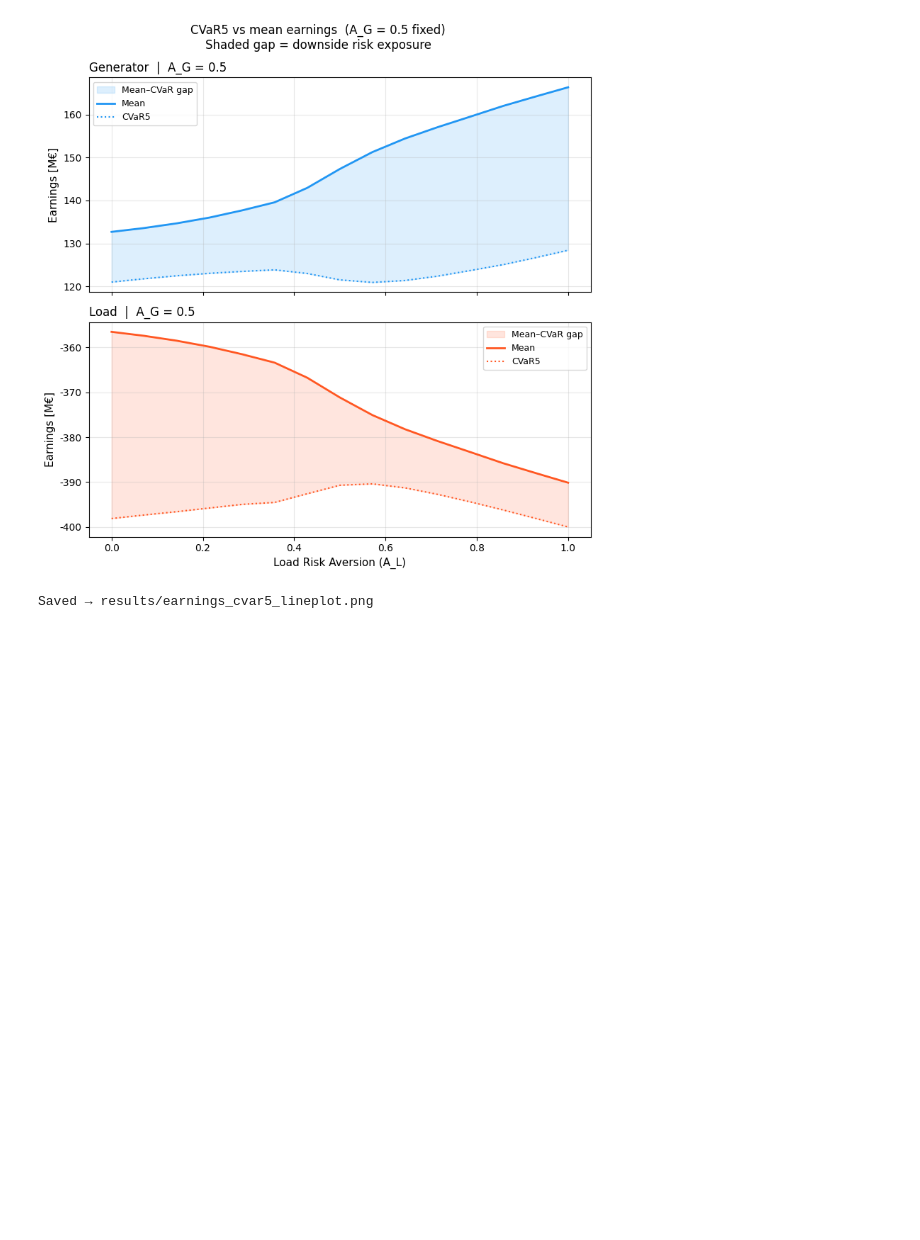
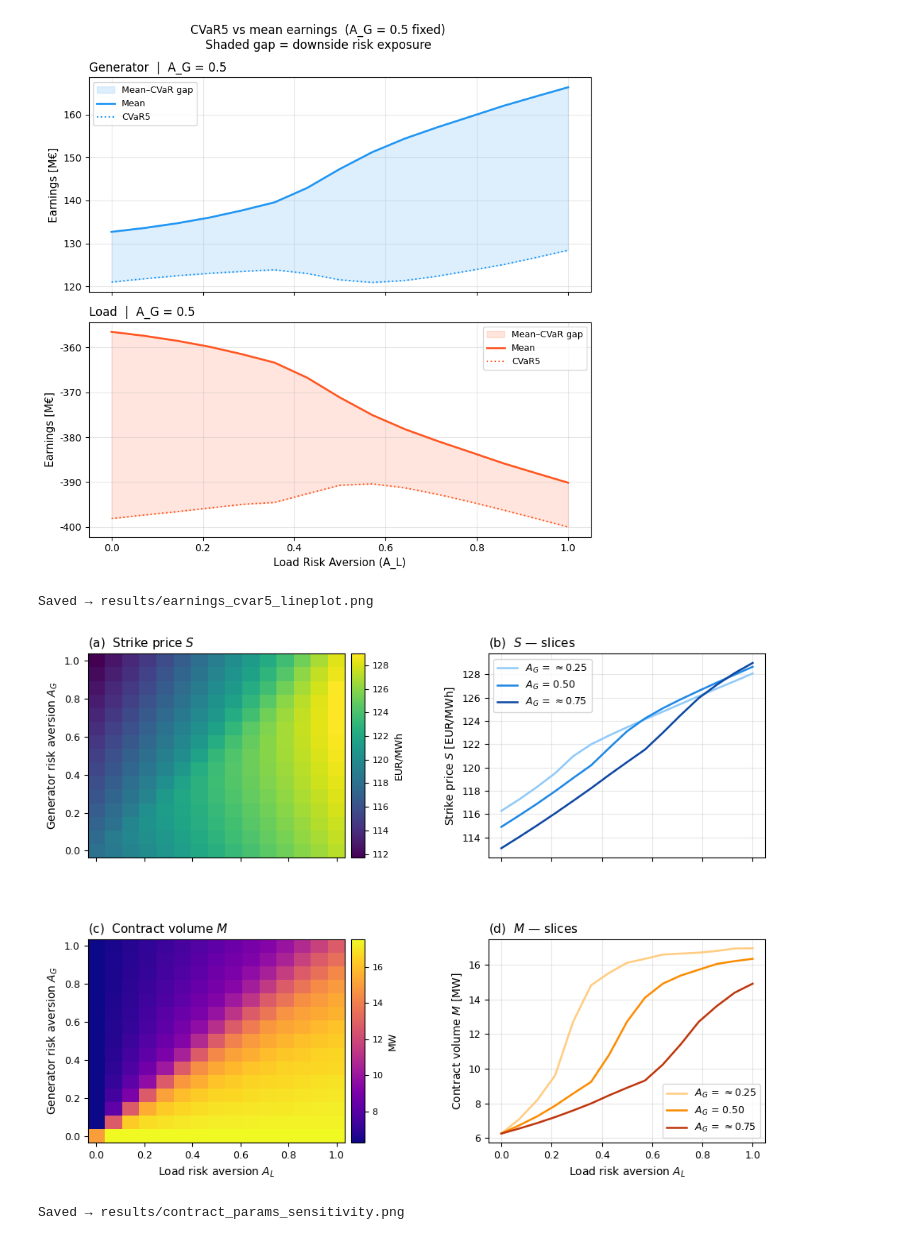
Before and after one commit to AndersDHansen/Nash-Bargaining-ADH-Paper, a Jupyter notebook: results/plotting_notebook.ipynb, the cells around one changed output. Drawn from its saved outputs; the diff is of its cells as text; code cells hidden in the pictures; blank space fills up the shorter version.

```diff
--- a/results/plotting_notebook.ipynb
+++ b/results/plotting_notebook.ipynb
@@ -266,9 +266,6 @@ def add_heatmap(ax, data, cmap, unit_label, panel_label, slice_colors):
     cb = fig.colorbar(pcm, cax=cax)
     cb.set_label(unit_label, fontsize=9)
     cb.ax.tick_params(labelsize=8)
-    # Horizontal dashed lines at A_G slice values
-    for idx, color in zip(ag_idxs, slice_colors):
-        ax.axhline(ag_vals[idx], color=color, linestyle="--", linewidth=0.9, alpha=0.8)
     ax.set_ylabel("Generator risk aversion $A_G$", fontsize=10)
     ax.set_title(panel_label, loc="left", fontsize=11)
     ax.tick_params(labelsize=9)
@@ -278,30 +275,33 @@ def add_lineplot(ax, data, colors, unit_label, panel_label):
     for idx, color, lbl in zip(ag_idxs, colors, AG_LABELS):
         ax.plot(al_vals, data.iloc[idx].values,
                 color=color, linewidth=1.8, label=f"$A_G$ = {lbl}")
     ax.set_ylabel(unit_label, fontsize=10)
     ax.set_title(panel_label, loc="left", fontsize=11)
     ax.legend(fontsize=9, loc="best")
     ax.grid(True, alpha=0.3)
     ax.tick_params(labelsize=9)
 
 # ── panels ────────────────────────────────────────────────────────────────────
 add_heatmap( axes[0, 0], df_S.values, "viridis", "EUR/MWh",
              "(a)  Strike price $S$",       COLORS_S)
 add_lineplot(axes[0, 1], df_S,         COLORS_S, "Strike price $S$ [EUR/MWh]",
              "(b)  $S$ — slices")
 
 add_heatmap( axes[1, 0], df_M.values, "plasma",  "MW",
              "(c)  Contract volume $M$",    COLORS_M)
 add_lineplot(axes[1, 1], df_M,         COLORS_M, "Contract volume $M$ [MW]",
              "(d)  $M$ — slices")
 
 # X-axis labels only on bottom row
 axes[1, 0].set_xlabel("Load risk aversion $A_L$", fontsize=10)
 axes[1, 1].set_xlabel("Load risk aversion $A_L$", fontsize=10)
 # Suppress x tick labels on top row
 for ax in axes[0]:
     ax.tick_params(labelbottom=False)
 
 plt.savefig("contract_params_sensitivity.png", dpi=150, bbox_inches="tight")
 plt.show()
 print("Saved → results/contract_params_sensitivity.png")
+# %% [output]
+[figure, added]
+Saved → results/contract_params_sensitivity.png
```
Also changed, not shown: parts of 1 cell of this notebook.
